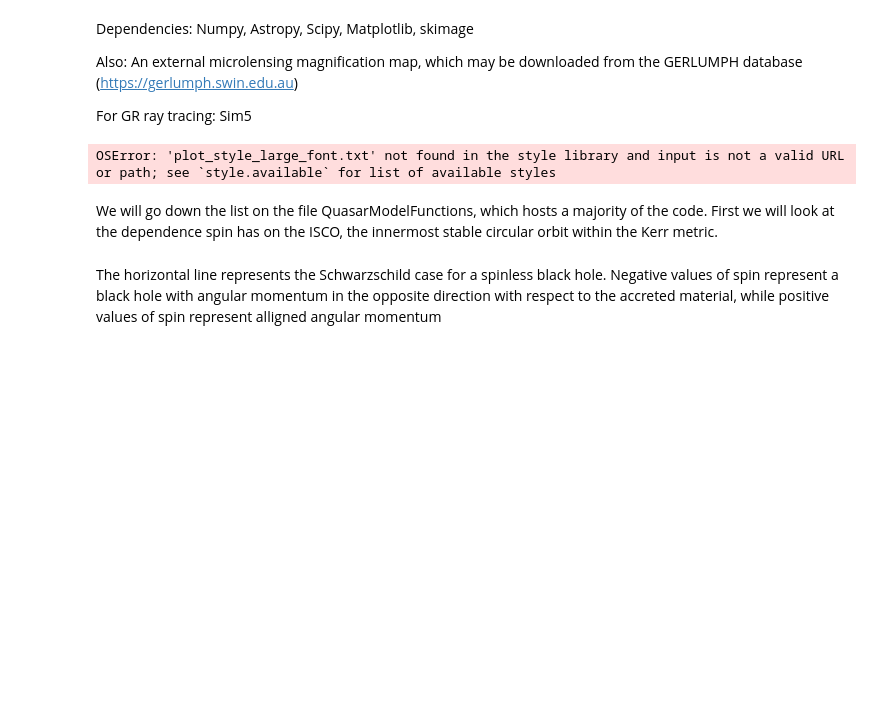
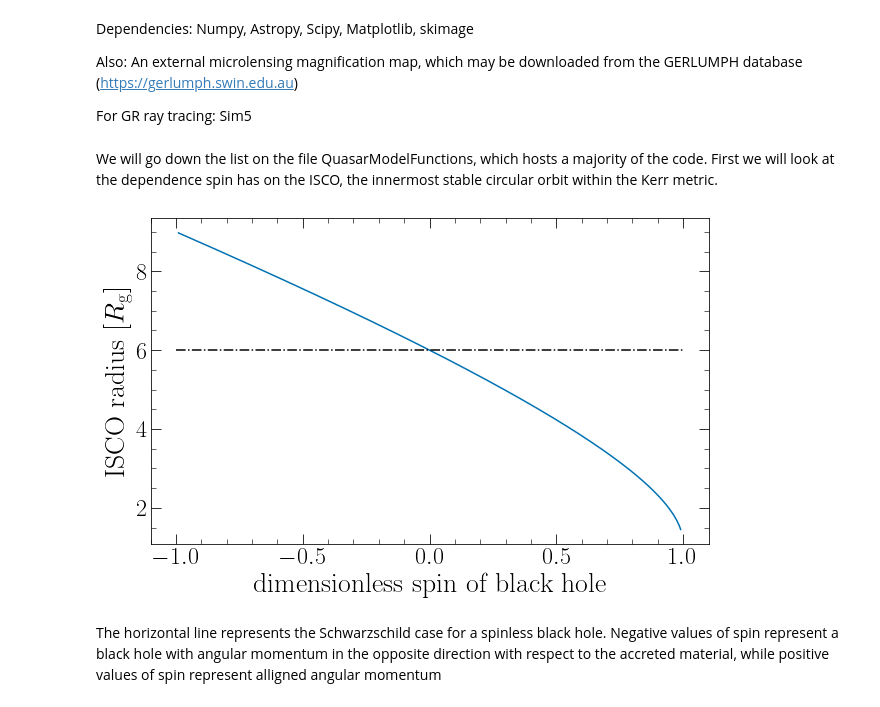
Before and after one commit to Henry-Best-01/Amoeba, a Jupyter notebook: AmoebaExamples.ipynb, the cells around one changed output. Drawn from its saved outputs; the diff is of its cells as text; code cells hidden in the pictures; blank space fills up the shorter version.

```diff
--- a/AmoebaExamples.ipynb
+++ b/AmoebaExamples.ipynb
@@ -22,27 +22,29 @@ from scipy import signal
 from scipy.interpolate import UnivariateSpline
 import matplotlib.pyplot as plt
 import sys
-sys.path.append("")   #append path to where QMF and Amoeba files are stored if elsewhere
+import time as supertime
+sys.path.append("../")   #append path to where QMF and Amoeba files are stored if elsewhere
 plt.style.use("plot_style_large_font.txt")
 import QuasarModelFunctions as QMF
 import Amoeba
 
 example_disk_path = 'SampleDisks/8.0MsunSample.fits'
 example_mag_map_path = "SampleMagMap/map.fits"          # Insert a path to a magnification map
-# %% [output]
-OSError: 'plot_style_large_font.txt' not found in the style library and input is not a valid URL or path; see `style.available` for list of available styles
 # %% [markdown]
 We will go down the list on the file QuasarModelFunctions, which hosts a majority of the code. First we will look at the dependence spin has on the ISCO, the innermost stable circular orbit within the Kerr metric.
 # %%
+time_initial = supertime.time()
 spins = np.linspace(-0.99, 0.99, 500)
 r_isco = QMF.SpinToISCO(spins)
 
 fig, ax = plt.subplots(figsize=(10,6))
 ax.plot(spins, r_isco)
 ax.set_xlabel("dimensionless spin of black hole")
 ax.set_ylabel(r"ISCO radius [$R_{\rm g}$]")
 ax.plot([-1, 1], [6,6], '-.', color='black')
 plt.show()
+# %% [output]
+[figure, added]
 # %% [markdown]
 The horizontal line represents the Schwarzschild case for a spinless black hole. Negative values of spin represent a black hole with angular momentum in the opposite direction with respect to the accreted material, while positive values of spin represent alligned angular momentum
 # %% [markdown]
```
Also changed, not shown: parts of 35 cells of this notebook.
